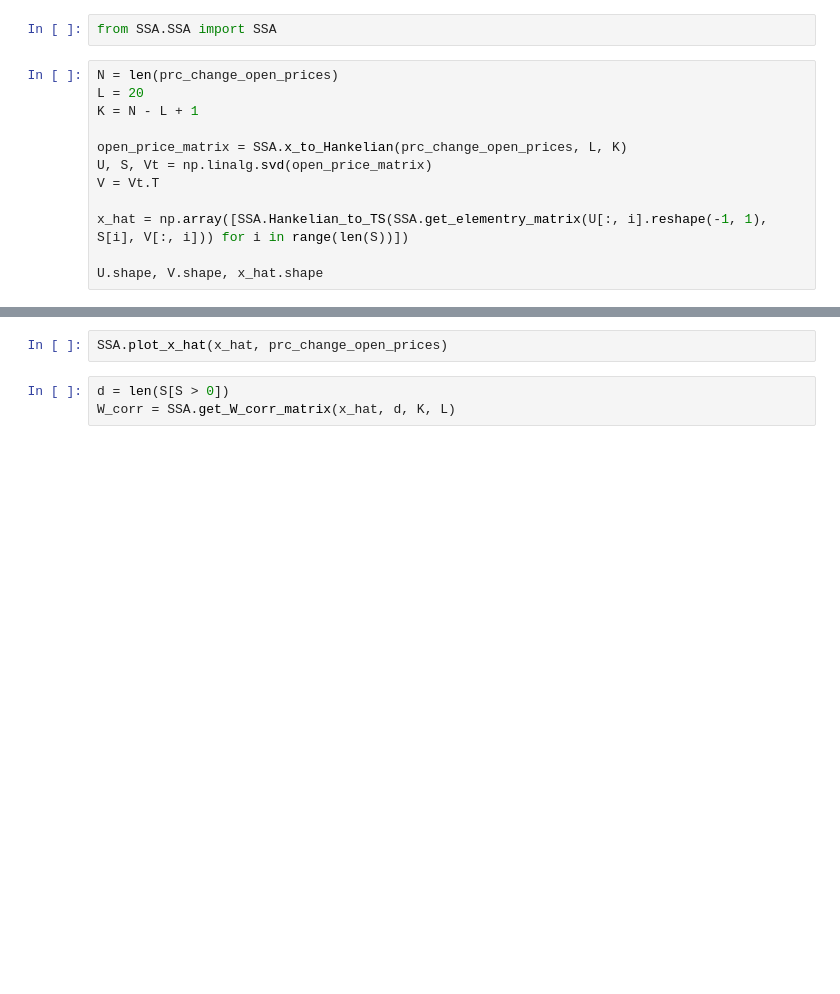
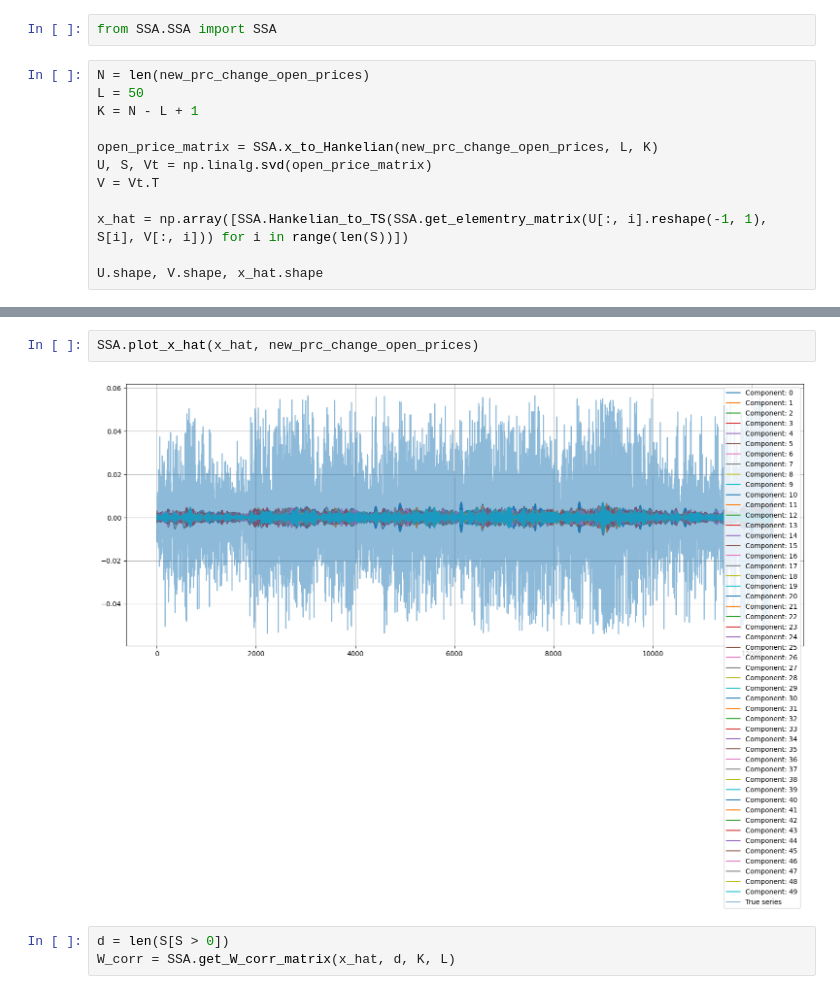
Before and after one commit to AndrewGrishin/Stock-Forecasting, a Jupyter notebook: NN Implementation/script.ipynb, the cells around one changed output, grey strips where cells are left out. Drawn from its saved outputs; the diff is of its cells as text; blank space fills up the shorter version.

```diff
--- a/NN Implementation/script.ipynb
+++ b/NN Implementation/script.ipynb
@@ -119,11 +119,11 @@ plt.show()
 # %%
 from SSA.SSA import SSA
 # %%
-N = len(prc_change_open_prices)
-L = 20
+N = len(new_prc_change_open_prices)
+L = 50
 K = N - L + 1
 
-open_price_matrix = SSA.x_to_Hankelian(prc_change_open_prices, L, K)
+open_price_matrix = SSA.x_to_Hankelian(new_prc_change_open_prices, L, K)
 U, S, Vt = np.linalg.svd(open_price_matrix)
 V = Vt.T
 
@@ -136,5 +140,7 @@ SSA.plot_contribution(res);
 # %%
-SSA.plot_x_hat(x_hat, prc_change_open_prices)
+SSA.plot_x_hat(x_hat, new_prc_change_open_prices)
+# %% [output]
+[figure, added]
 # %%
 d = len(S[S > 0])
 W_corr = SSA.get_W_corr_matrix(x_hat, d, K, L)
```
Also changed, not shown: parts of 27 cells of this notebook, 4 other files.
